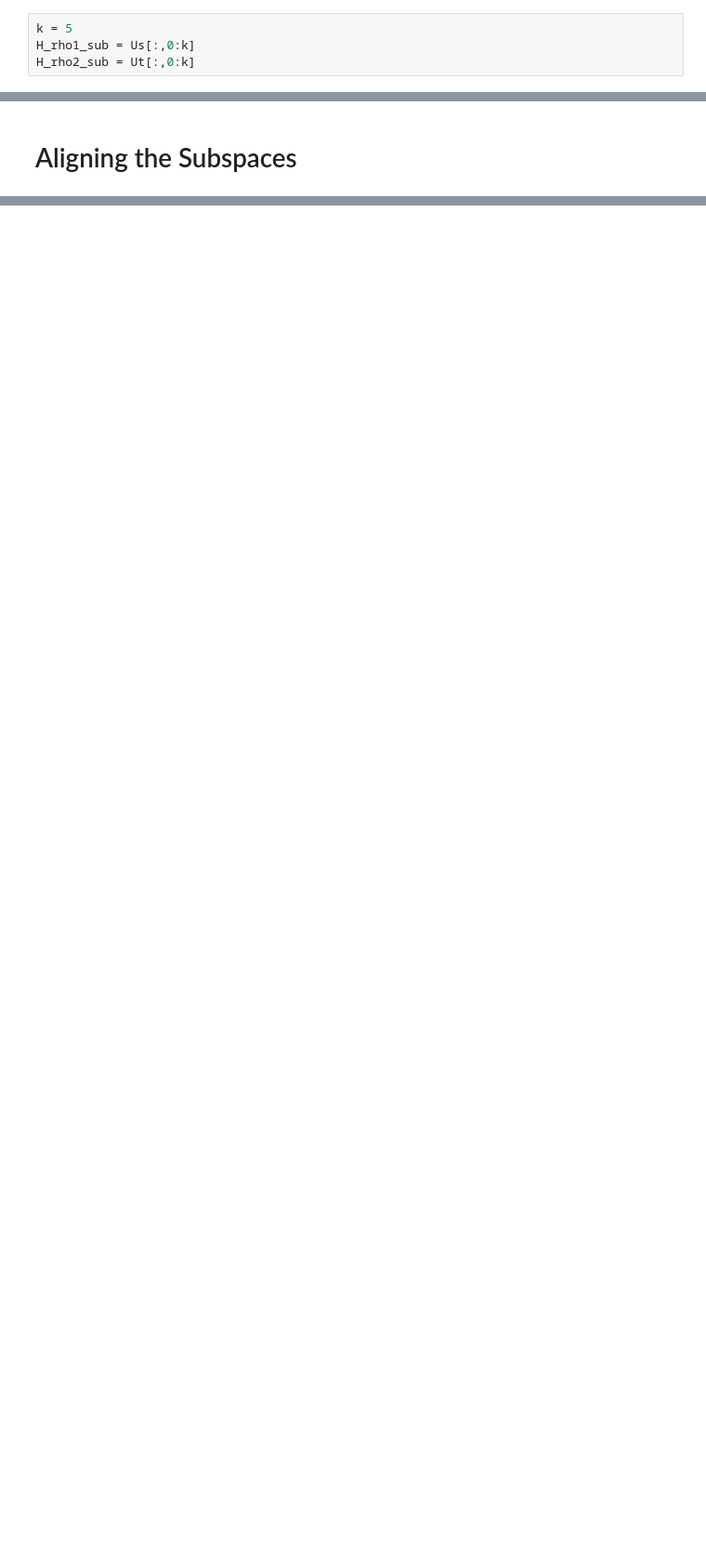
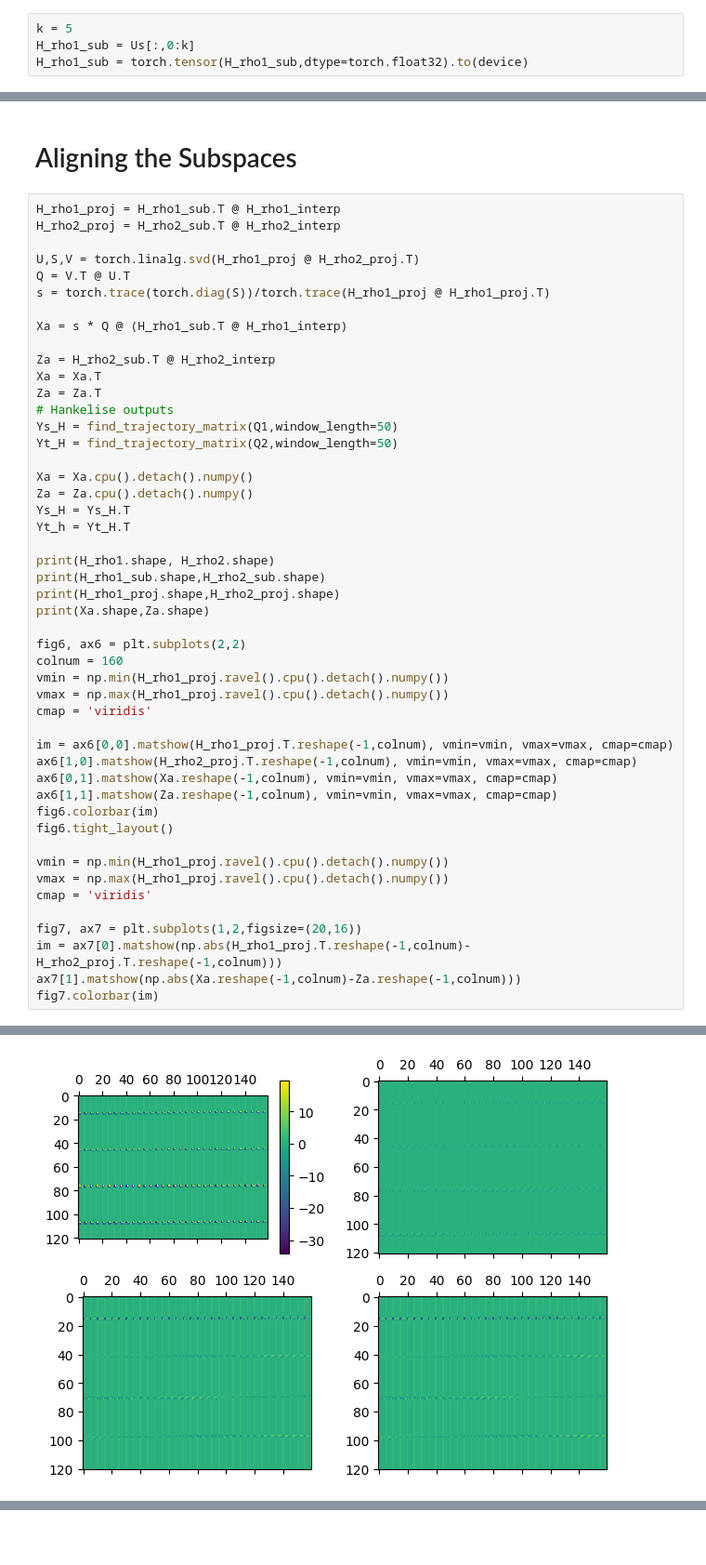
Before and after one commit to paulzwang/procrustes-subspace-adaptation, a Jupyter notebook: tutorial.ipynb, the cells around one changed output, grey strips where cells are left out. Shown at 93% size. Saved outputs shown, nothing was run; the diff lists cells and outputs as text; blank space fills up the shorter version.

```diff
--- a/tutorial.ipynb
+++ b/tutorial.ipynb
@@ -246,4 +250,4 @@ We'll proceed to truncate the left singular vector matrix for each domain, keepi
 # %%
 k = 5
 H_rho1_sub = Us[:,0:k]
-H_rho2_sub = Ut[:,0:k]
+H_rho1_sub = torch.tensor(H_rho1_sub,dtype=torch.float32).to(device)
@@ -250,2 +285,51 @@ H_rho2_sub = Ut[:,0:k]
 # %% [markdown]
 # Aligning the Subspaces
+# %%
+H_rho1_proj = H_rho1_sub.T @ H_rho1_interp
+H_rho2_proj = H_rho2_sub.T @ H_rho2_interp
+
+U,S,V = torch.linalg.svd(H_rho1_proj @ H_rho2_proj.T)
+Q = V.T @ U.T
+s = torch.trace(torch.diag(S))/torch.trace(H_rho1_proj @ H_rho1_proj.T)
+
+Xa = s * Q @ (H_rho1_sub.T @ H_rho1_interp)
+
+Za = H_rho2_sub.T @ H_rho2_interp
+Xa = Xa.T
+Za = Za.T
+# Hankelise outputs
+Ys_H = find_trajectory_matrix(Q1,window_length=50)
+Yt_H = find_trajectory_matrix(Q2,window_length=50)
+
+Xa = Xa.cpu().detach().numpy()
+Za = Za.cpu().detach().numpy()
+Ys_H = Ys_H.T
+Yt_h = Yt_H.T
+
+print(H_rho1.shape, H_rho2.shape)
+print(H_rho1_sub.shape,H_rho2_sub.shape)
+print(H_rho1_proj.shape,H_rho2_proj.shape)
+print(Xa.shape,Za.shape)
+
+fig6, ax6 = plt.subplots(2,2)
+colnum = 160
+vmin = np.min(H_rho1_proj.ravel().cpu().detach().numpy())
+vmax = np.max(H_rho1_proj.ravel().cpu().detach().numpy())
+cmap = 'viridis'
+
+im = ax6[0,0].matshow(H_rho1_proj.T.reshape(-1,colnum), vmin=vmin, vmax=vmax, cmap=cmap)
+ax6[1,0].matshow(H_rho2_proj.T.reshape(-1,colnum), vmin=vmin, vmax=vmax, cmap=cmap)
+ax6[0,1].matshow(Xa.reshape(-1,colnum), vmin=vmin, vmax=vmax, cmap=cmap)
+ax6[1,1].matshow(Za.reshape(-1,colnum), vmin=vmin, vmax=vmax, cmap=cmap)
+fig6.colorbar(im)
+fig6.tight_layout()
+
+vmin = np.min(H_rho1_proj.ravel().cpu().detach().numpy())
+vmax = np.max(H_rho1_proj.ravel().cpu().detach().numpy())
+cmap = 'viridis'
+
+fig7, ax7 = plt.subplots(1,2,figsize=(20,16))
+im = ax7[0].matshow(np.abs(H_rho1_proj.T.reshape(-1,colnum)-H_rho2_proj.T.reshape(-1,colnum)))
+ax7[1].matshow(np.abs(Xa.reshape(-1,colnum)-Za.reshape(-1,colnum)))
+fig7.colorbar(im)
+# %% [output]
@@ -251,0 +340 @@ H_rho2_sub = Ut[:,0:k]
+[figure, added]
```
Also changed, not shown: parts of 11 cells of this notebook, 8 other files.
